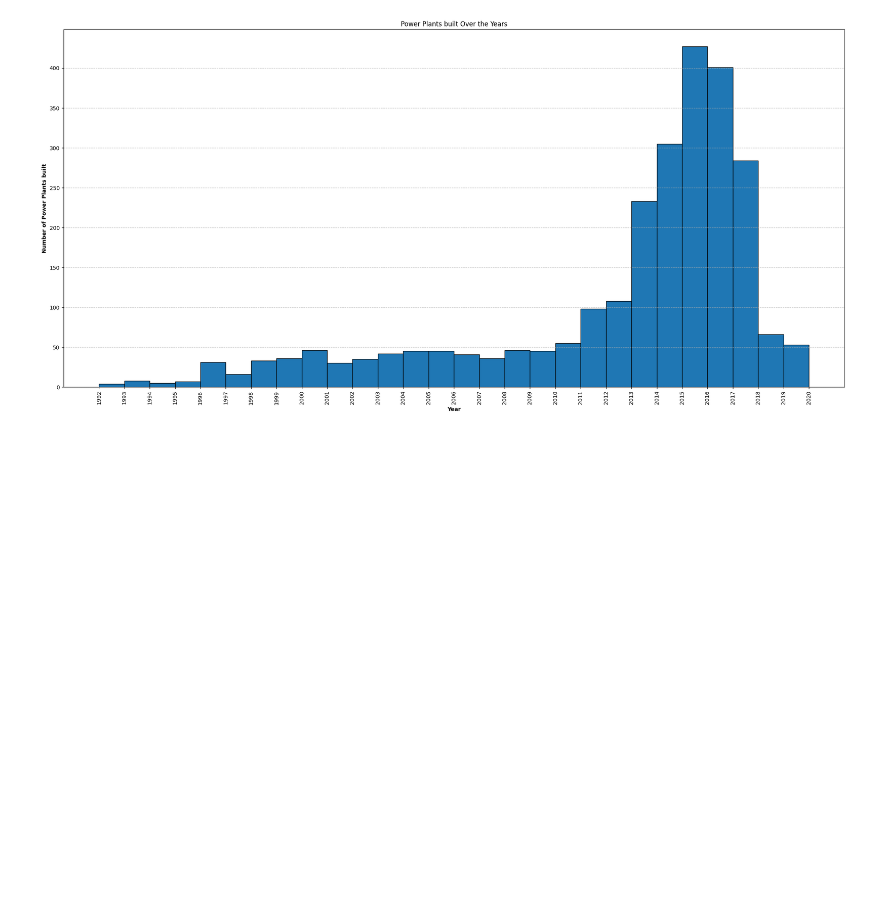
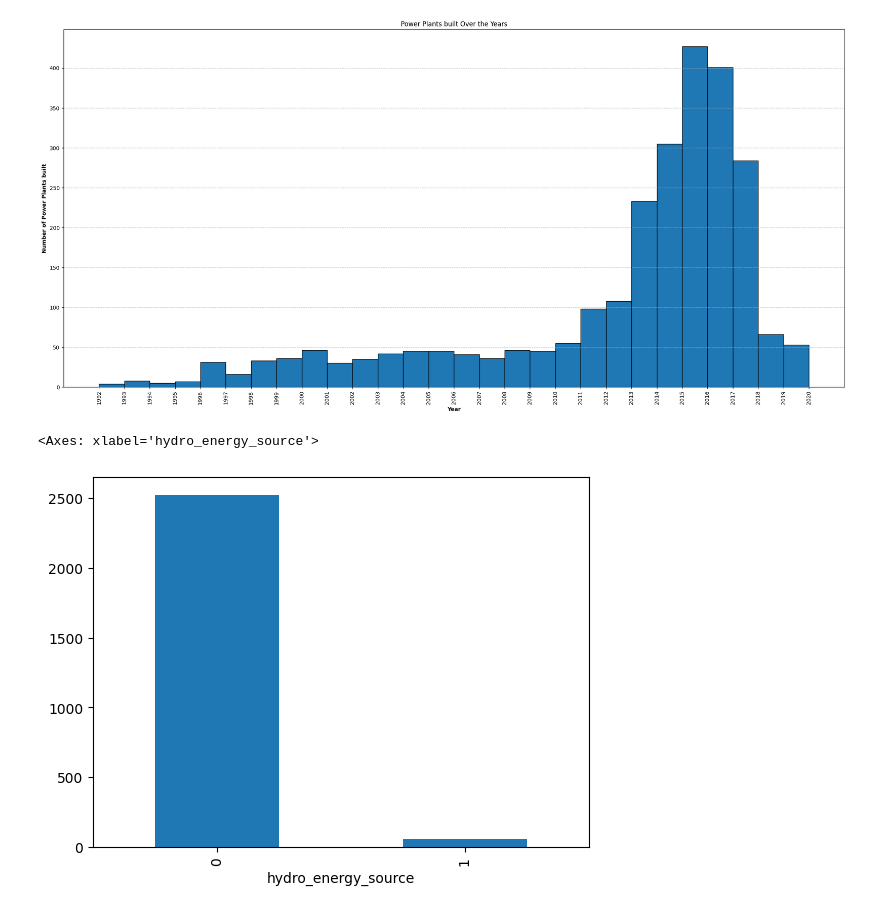
Before and after one commit to MahendraC17/Exploratory-Data-Analysis---Renewable-Power-plants-In-UK, a Jupyter notebook: EDA_renewable_power_plants.ipynb, the cells around one changed output. Cells and saved outputs as stored; diff of their text form; code cells hidden in the pictures; blank space fills up the shorter version.

Commit message:
Visualising 0.2

```diff
--- a/EDA_renewable_power_plants.ipynb
+++ b/EDA_renewable_power_plants.ipynb
@@ -350,3 +350,9 @@ plt.grid(axis='y', linestyle='--', alpha=0.7)
 plt.show()
 # %% [output]
 [figure]
+# %%
+rpp_ssy['hydro_energy_source'].value_counts().plot(kind='bar')
+# sns.catplot(data=rpp_ssy['hydro_energy_source'], x="number_of_PoPl_by_years", kind="count")
+# %% [output]
+<Axes: xlabel='hydro_energy_source'>
+[figure, added]
```
Also changed, not shown: parts of 1 cell of this notebook.
